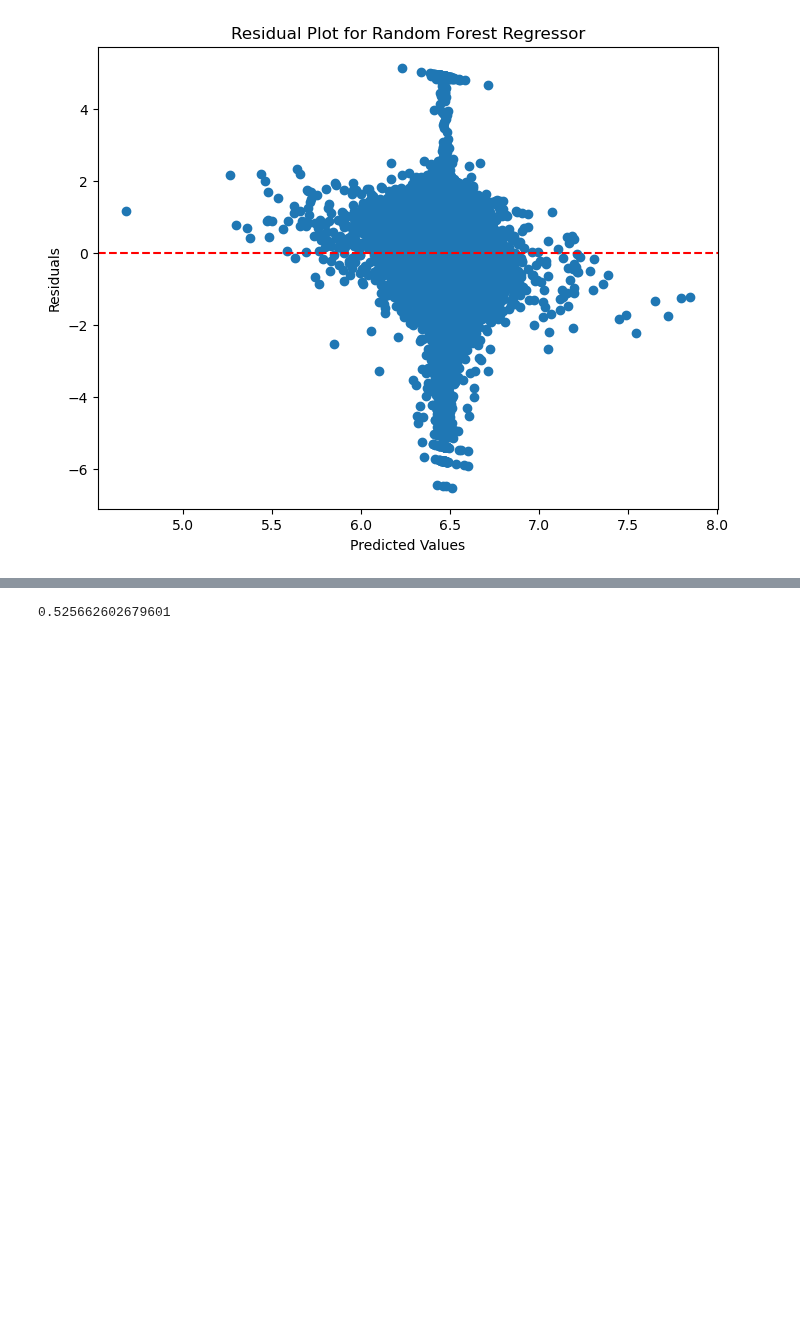
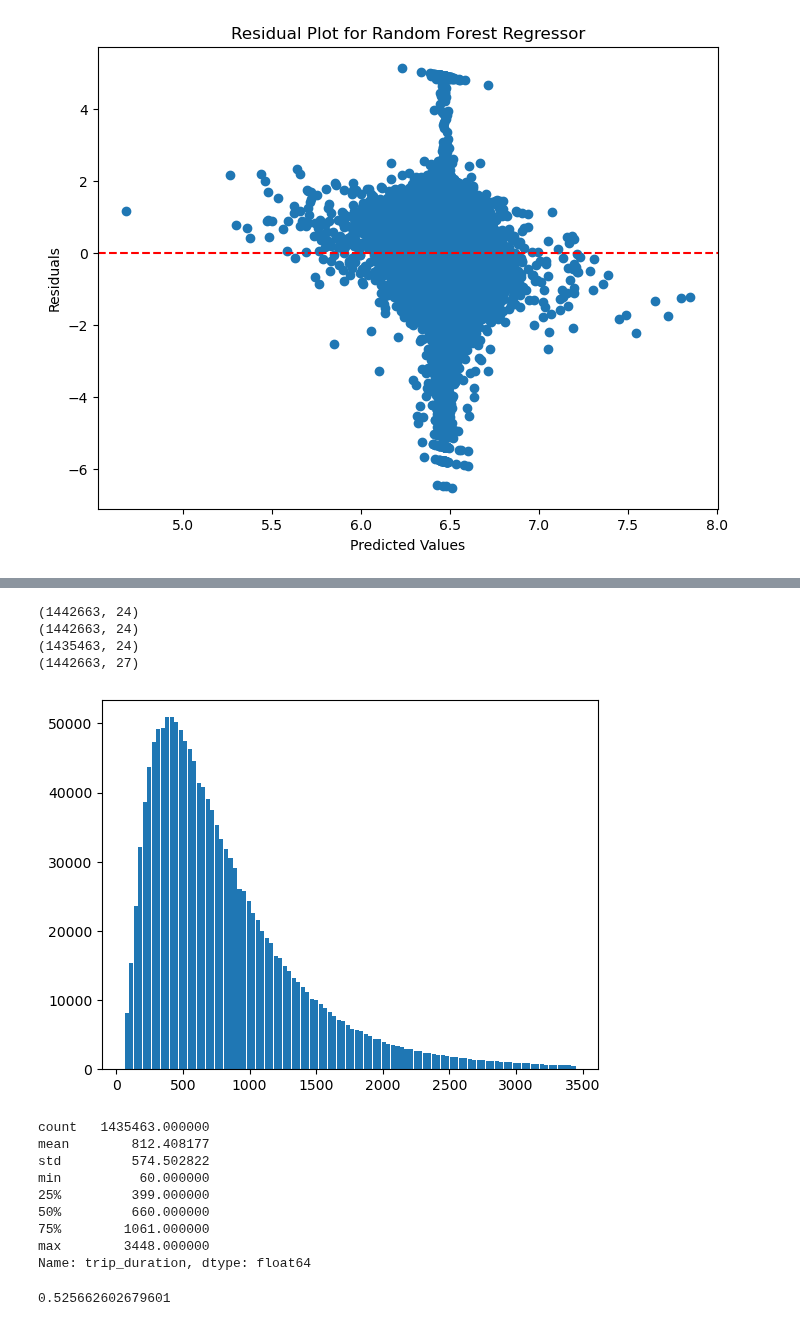
Before and after one commit to jeffxhansen/NYC_Taxi_Trip_Duration, a Jupyter notebook: dylan.ipynb, the cells around one changed output, grey strips where cells are left out. Drawn from its saved outputs; the diff is of its cells as text; code cells hidden in the pictures; blank space fills up the shorter version.

```diff
--- a/dylan.ipynb
+++ b/dylan.ipynb
@@ -111,3 +263,47 @@ plt.show()
+# %%
+# Read in raw data
+df = pd.read_csv(data_path + '/train_clean.csv')
+
+# Drop trips less than 60 seconds
+df = df[df['trip_duration'] >= 60]
+
+# Get coordinates from json
+json_file_path = './misc/lat_long_bounds.json'
+with open(json_file_path, 'r') as json_file:
+    # Load the JSON data from the file
+    coords = json.load(json_file)
+
+# Get rid of lat long outliers
+print(df.shape)
+df = df[(df['pickup_latitude'] >= coords['lat']['min']) & (df['pickup_latitude'] <= coords['lat']['max'])]
+df = df[(df['pickup_longitude'] >= coords['lon']['min']) & (df['pickup_longitude'] <= coords['lon']['max'])]
+
+# Keep only <99.5% of trip duration
+print(df.shape)
+df1 = df[df['trip_duration'] <= df['trip_duration'].quantile(0.995)]
+print(df1.shape)
+print(X.shape)
+
+# Plot histogram of trip duration
+plt.hist(df1['trip_duration'], bins=100, rwidth=0.9)
+plt.show()
+
+df1.trip_duration.describe()
+# %% [output]
+(1442663, 24)
+(1442663, 24)
+(1435463, 24)
+(1442663, 27)
+[figure, added]
+count   1435463.000000
+mean        812.408177
+std         574.502822
+min          60.000000
+25%         399.000000
+50%         660.000000
+75%        1061.000000
+max        3448.000000
+Name: trip_duration, dtype: float64
 # %%
 # Train test split
 X_c = X.drop(columns=['pickup_datetime'])
```
Also changed, not shown: parts of 19 cells of this notebook, 28 other files.
